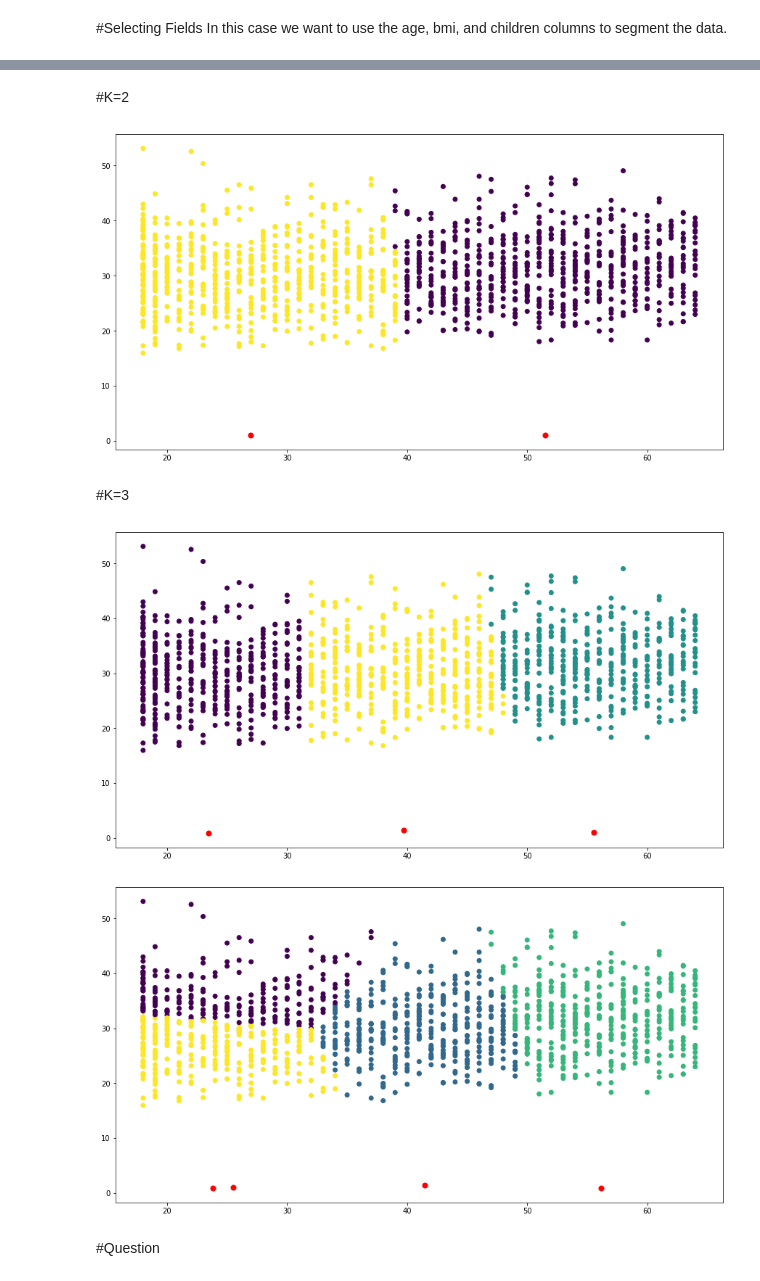
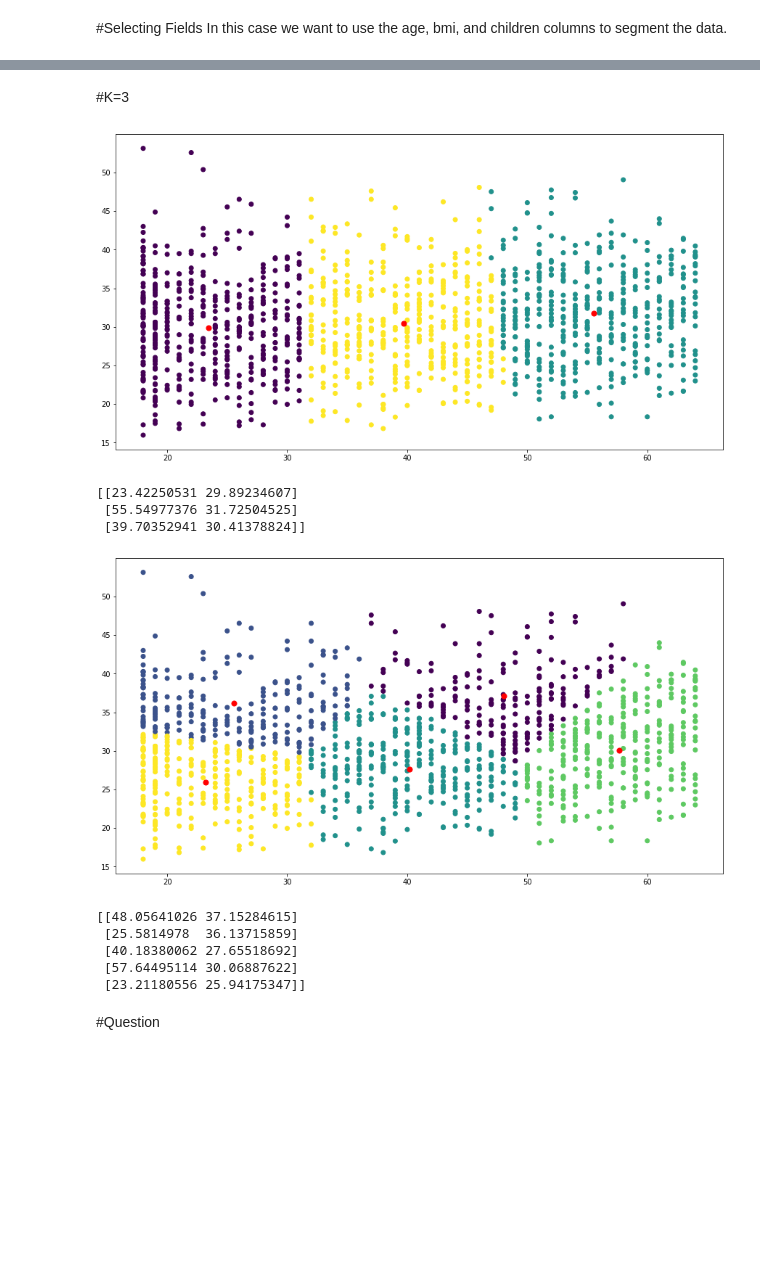
Before and after one commit to uofldmlab/IntroDMLab, a Jupyter notebook: demo_lab_02.ipynb, the cells around one changed output, grey strips where cells are left out. Cells and saved outputs as stored; diff of their text form; code cells hidden in the pictures; blank space fills up the shorter version.

```diff
--- a/demo_lab_02.ipynb
+++ b/demo_lab_02.ipynb
@@ -80,6 +80,6 @@ K-Means clustering is a way to mathmatically segment data into groups, where "K"
 #Selecting Fields
 In this case we want to use the age, bmi, and children columns to segment the data.
 # %%
-df_numeric = df[['age','children','bmi']]
+df_numeric = df[['age','bmi']]
 df_numeric.head()
 # %% [output]
@@ -92,14 +92,3 @@ df_numeric.head()
-# %% [markdown]
-#K=2
-# %%
-k = 2
-kmeans = KMeans(n_clusters=k, init='k-means++', max_iter=300, n_init=10, random_state=0)
-pred_y = kmeans.fit_predict(df_numeric)
-plt.scatter(df_numeric['age'], df_numeric['bmi'], c= kmeans.labels_.astype(float))
-plt.scatter(kmeans.cluster_centers_[:, 0], kmeans.cluster_centers_[:, 1], s=50, c='red')
-plt.show()
-# %% [output]
-[figure, removed]
 # %% [markdown]
 #K=3
 # %%
@@ -109,17 +98,27 @@ pred_y = kmeans.fit_predict(df_numeric)
 plt.scatter(df_numeric['age'], df_numeric['bmi'], c= kmeans.labels_.astype(float))
 plt.scatter(kmeans.cluster_centers_[:, 0], kmeans.cluster_centers_[:, 1], s=50, c='red')
 plt.show()
+print(kmeans.cluster_centers_)
 # %% [output]
-[figure, old version]
+[figure, new version]
+[[23.42250531 29.89234607]
+ [55.54977376 31.72504525]
+ [39.70352941 30.41378824]]
 # %%
-k = 4
+k = 5
 kmeans = KMeans(n_clusters=k, init='k-means++', max_iter=300, n_init=10, random_state=0)
 pred_y = kmeans.fit_predict(df_numeric)
 plt.scatter(df_numeric['age'], df_numeric['bmi'], c= kmeans.labels_.astype(float))
 plt.scatter(kmeans.cluster_centers_[:, 0], kmeans.cluster_centers_[:, 1], s=50, c='red')
 plt.show()
+print(kmeans.cluster_centers_)
 # %% [output]
-[figure, old version]
+[figure, new version]
+[[48.05641026 37.15284615]
+ [25.5814978  36.13715859]
+ [40.18380062 27.65518692]
+ [57.64495114 30.06887622]
+ [23.21180556 25.94175347]]
 # %% [markdown]
 #Question
 # %% [markdown]
```
Also changed, not shown: parts of 1 cell of this notebook.
